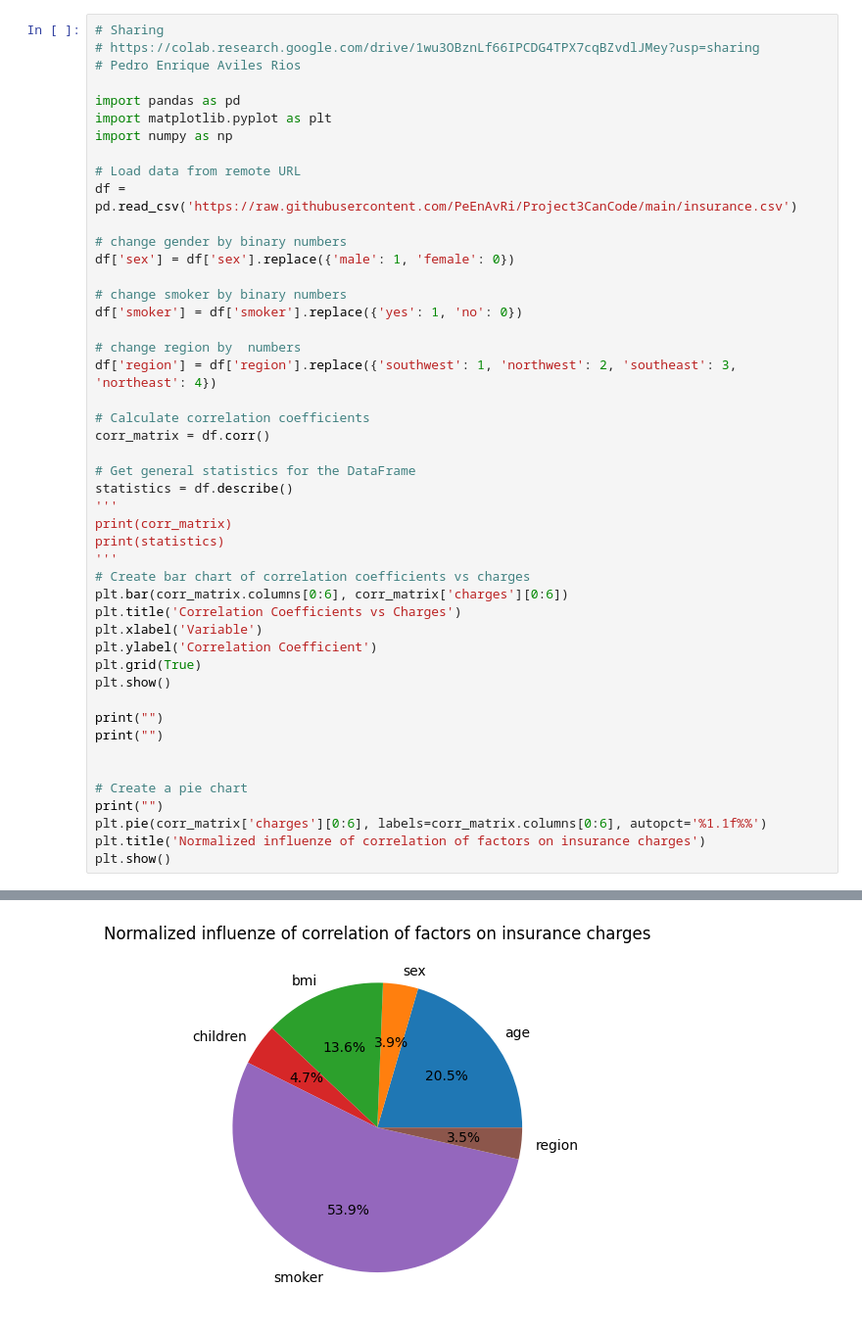
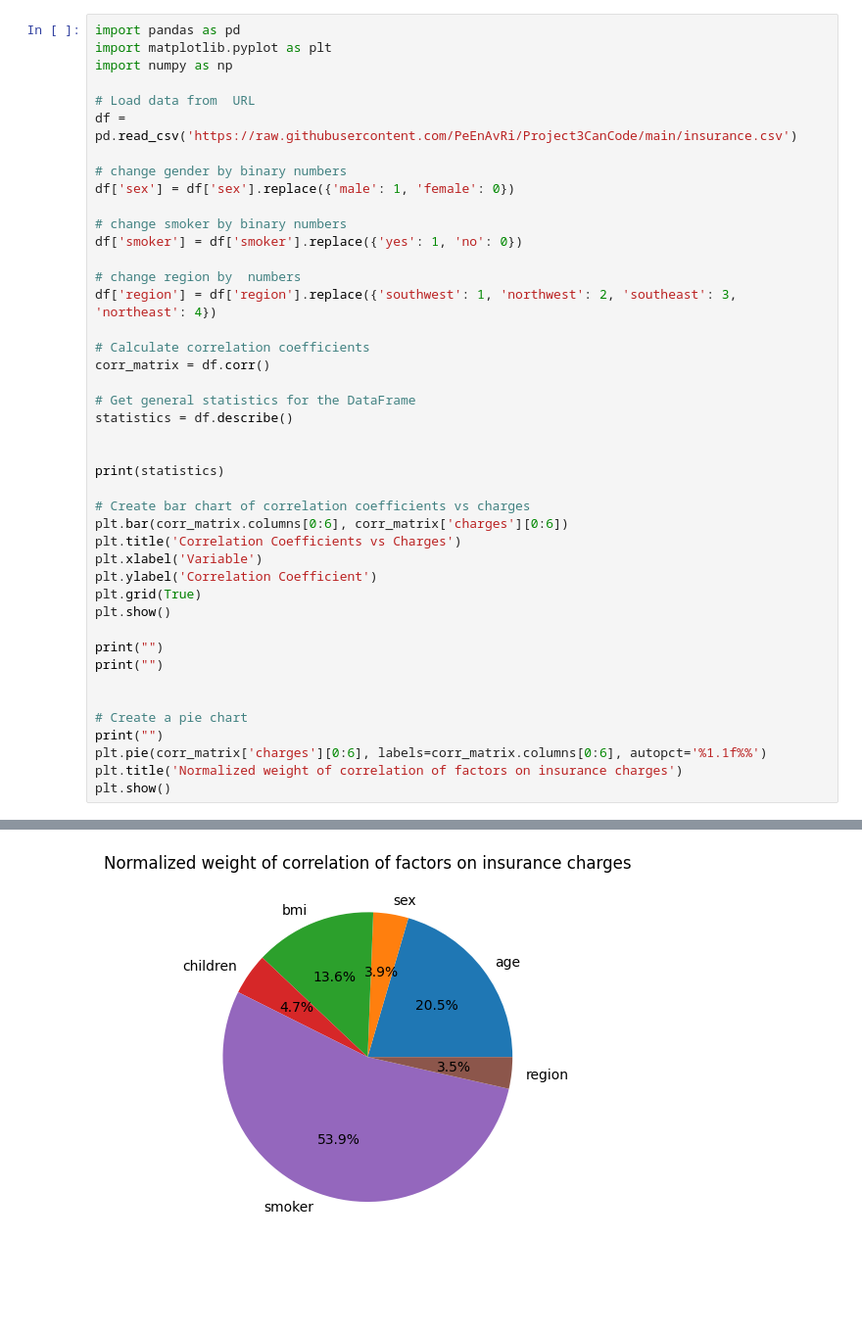
Before and after one commit to PeEnAvRi/Project3CanCode, a Jupyter notebook: Project3CanCodePedro.ipynb, the cells around one changed output, grey strips where cells are left out. Shown at 98% size. Drawn from its saved outputs; the diff is of its cells as text; blank space fills up the shorter version.

```diff
--- a/Project3CanCodePedro.ipynb
+++ b/Project3CanCodePedro.ipynb
@@ -3,13 +78,9 @@
 # %%
-# Sharing
-# https://colab.research.google.com/drive/1wu3OBznLf66IPCDG4TPX7cqBZvdlJMey?usp=sharing
-# Pedro Enrique Aviles Rios
-
 import pandas as pd
 import matplotlib.pyplot as plt
 import numpy as np
 
-# Load data from remote URL
+# Load data from  URL
 df = pd.read_csv('https://raw.githubusercontent.com/PeEnAvRi/Project3CanCode/main/insurance.csv')
 
 # change gender by binary numbers
@@ -26,10 +97,10 @@ corr_matrix = df.corr()
 
 # Get general statistics for the DataFrame
 statistics = df.describe()
-'''
-print(corr_matrix)
+
+
 print(statistics)
-'''
+
 # Create bar chart of correlation coefficients vs charges
 plt.bar(corr_matrix.columns[0:6], corr_matrix['charges'][0:6])
 plt.title('Correlation Coefficients vs Charges')
@@ -45,6 +116,6 @@ print("")
 # Create a pie chart
 print("")
 plt.pie(corr_matrix['charges'][0:6], labels=corr_matrix.columns[0:6], autopct='%1.1f%%')
-plt.title('Normalized influenze of correlation of factors on insurance charges')
+plt.title('Normalized weight of correlation of factors on insurance charges')
 plt.show()
 # %% [output]
@@ -51,2 +141,2 @@ plt.show()
 [figure]
-[figure, old version]
+[figure, new version]
```
Also changed, not shown: parts of 13 cells of this notebook.
